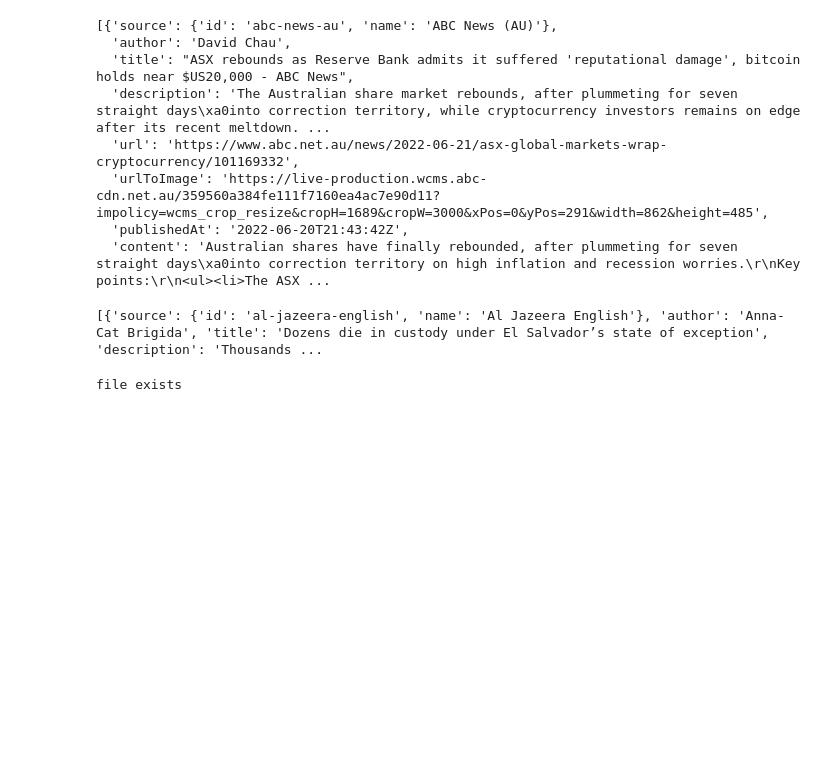
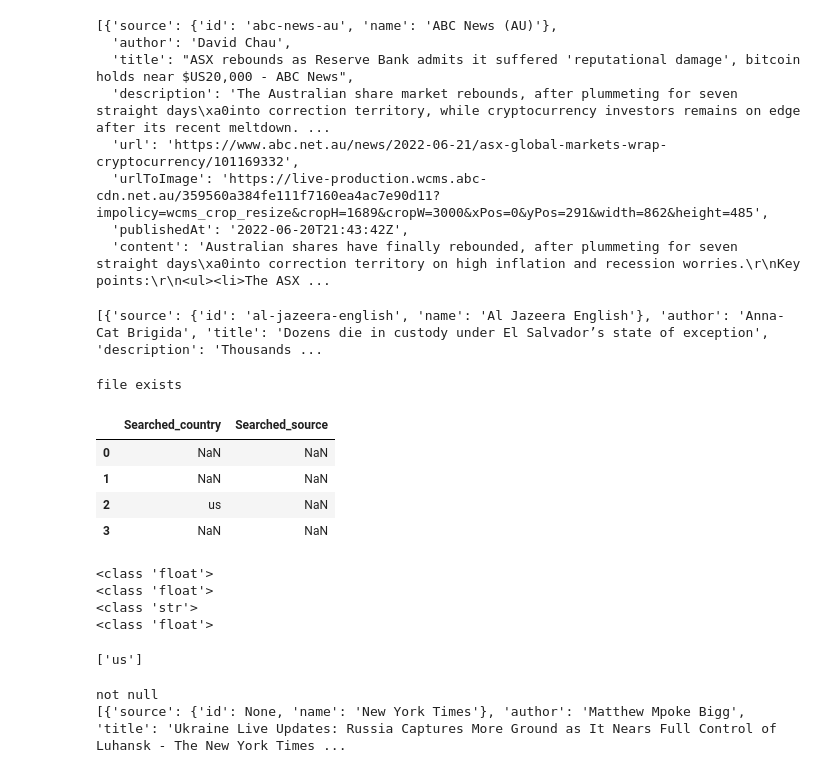
Before and after one commit to partho1999/News-App-Using-Django-STRATIV-, a Jupyter notebook: get_newsapi_data.ipynb, the cells around one changed output. Saved outputs shown, nothing was run; the diff lists cells and outputs as text; code cells hidden in the pictures; blank space fills up the shorter version.

```diff
--- a/get_newsapi_data.ipynb
+++ b/get_newsapi_data.ipynb
@@ -416,3 +416,61 @@ else:
         print ("file couldn't found")
 # %% [output]
 file exists
+# %%
+import pandas as pd
+df =pd.read_csv(r"C:\Users\HP\Desktop\Assignment\st_app\media\partho.csv")
+# %%
+
+#df['Searched_country']=df['Searched_country'].fillna(0)
+df.head()
+# %% [output]
+|  | Searched_country | Searched_source |
+| 0 | NaN | NaN |
+| 1 | NaN | NaN |
+| 2 | us | NaN |
+| 3 | NaN | NaN |
+# %%
+lst = df['Searched_country'].to_list()
+import requests
+API_KEY = 'f9ffadbb22b046e6b7634587e13969cc'
+categories = ['business', 'entertainment', 'general', 'health', 'science', 'sports', 'technology']
+
+result =[]
+result1 =[]
+for val in lst:
+  print(type(val))
+  if type(val) == str:
+    result.append(val)
+
+result
+# %% [output]
+<class 'float'>
+<class 'float'>
+<class 'str'>
+<class 'float'>
+['us']
+# %%
+if result:
+        print("not null")
+        articles=[]
+        for item in result:
+                url = f'https://newsapi.org/v2/top-headlines?country={item}&apiKey={API_KEY}'
+                response = requests.get(url)
+                data = response.json()
+                article = data['articles']
+                for i in article:
+                        articles.append(i)
+else:
+        print("null")
+        articles=[]
+        for item in categories:
+                url = f'https://newsapi.org/v2/top-headlines?category={item}&apiKey={API_KEY}'
+                response = requests.get(url)
+                data = response.json()
+                article = data['articles']
+                for i in article:
+                        articles.append(i)
+print(articles)
+# %% [output]
+not null
+[{'source': {'id': None, 'name': 'New York Times'}, 'author': 'Matthew Mpoke Bigg', 'title': 'Ukraine Live Updates: Russia Captures More Ground as It Nears Full Control of Luhansk - The New York Times ...
```
Also changed, not shown: parts of 6 cells of this notebook, 7 other files.
